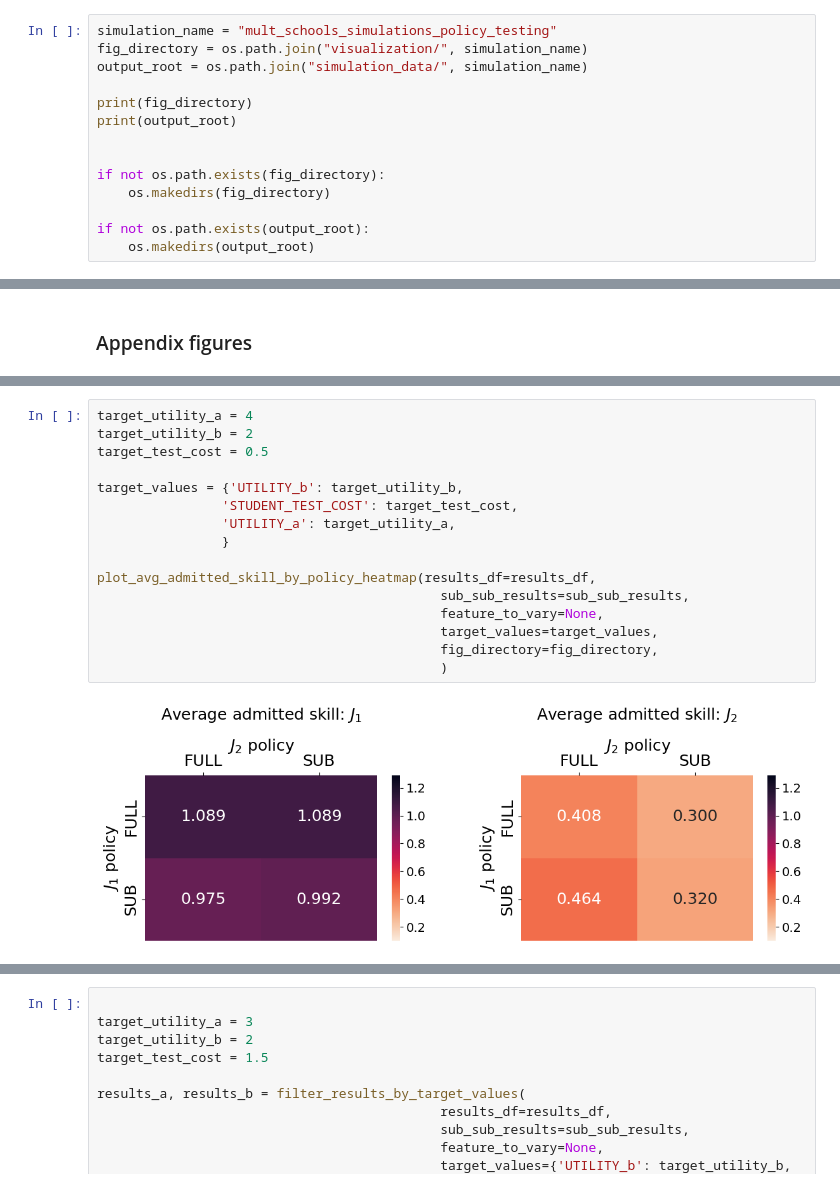
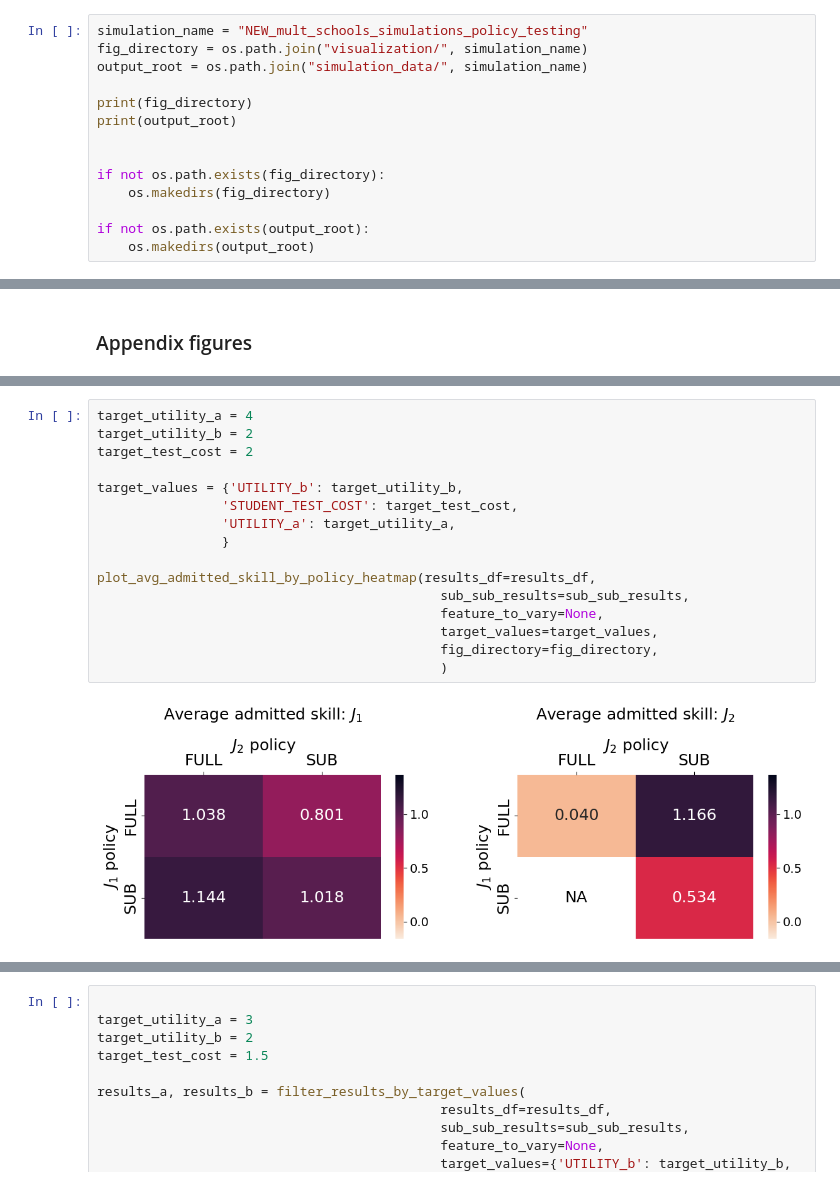
Before and after one commit to hannahql/school_admission_policies, a Jupyter notebook: pipeline_use_paperfigures_two_school_strategic.ipynb, the cells around one changed output, grey strips where cells are left out. Cells and saved outputs as stored; diff of their text form.

```diff
--- a/pipeline_use_paperfigures_two_school_strategic.ipynb
+++ b/pipeline_use_paperfigures_two_school_strategic.ipynb
@@ -36,5 +37,5 @@ from visualization.two_school_strategic_plots import (filter_results_by_target_v
 # %%
-simulation_name = "mult_schools_simulations_policy_testing"
+simulation_name = "NEW_mult_schools_simulations_policy_testing"
 fig_directory = os.path.join("visualization/", simulation_name)
 output_root = os.path.join("simulation_data/", simulation_name)
 
@@ -817,21 +453,21 @@ plot_avg_admitted_skill_by_policy_heatmap(results_df=results_df,
 # %%
 target_utility_a = 4
 target_utility_b = 2
-target_test_cost = 0.5
+target_test_cost = 2
 
 target_values = {'UTILITY_b': target_utility_b,
                 'STUDENT_TEST_COST': target_test_cost,
                 'UTILITY_a': target_utility_a,
                 }
 
 plot_avg_admitted_skill_by_policy_heatmap(results_df=results_df,
                                             sub_sub_results=sub_sub_results,
                                             feature_to_vary=None,
                                             target_values=target_values,
                                             fig_directory=fig_directory,
                                             )
 # %% [output]
-[figure, old version]
+[figure, new version]
 # %%
 # target_utility_a = 3
 # target_utility_b = 2
```
Also changed, not shown: parts of 40 cells of this notebook, 45 other files.
